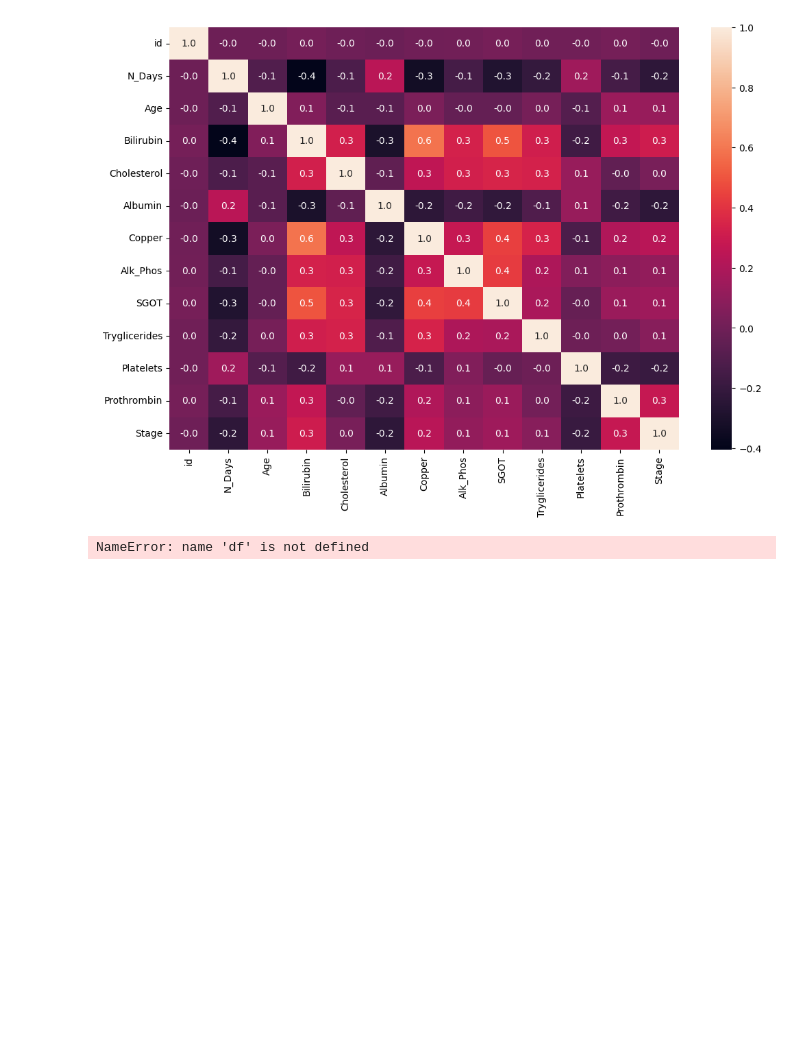
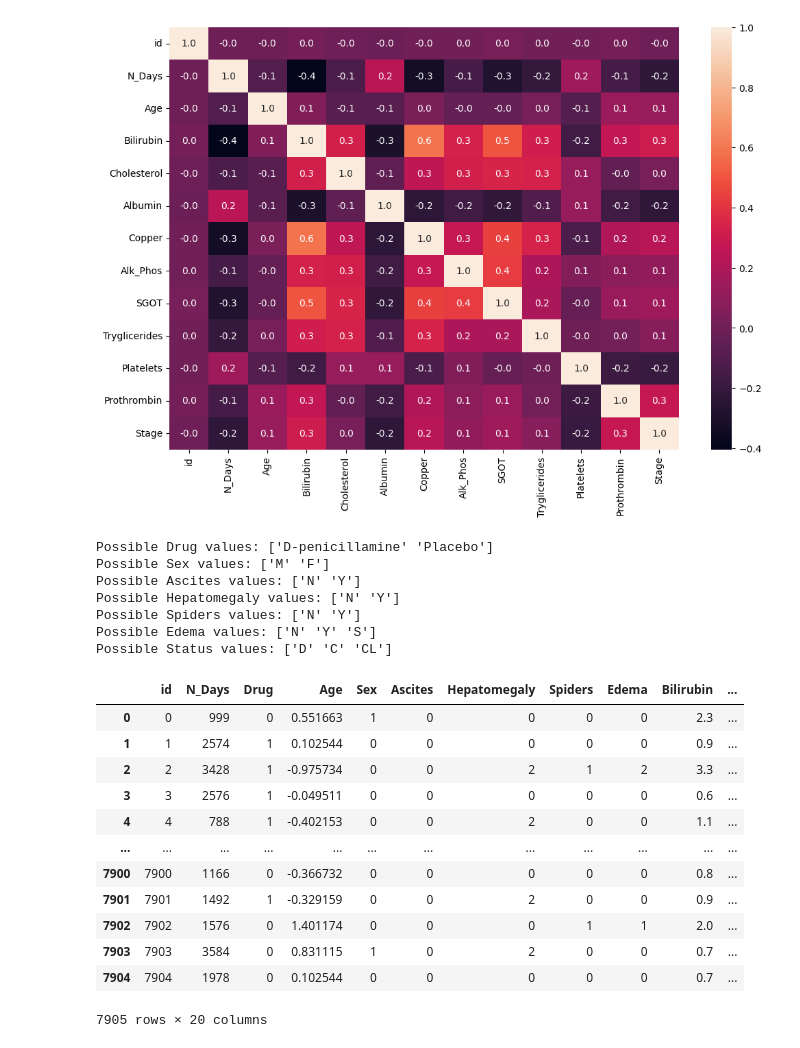
Before and after one commit to t-movaghar/Data-Problems, a Jupyter notebook: Cirrhosis Outcomes Explore.ipynb, the cells around one changed output. Cells and saved outputs as stored; diff of their text form; code cells hidden in the pictures; blank space fills up the shorter version.

```diff
--- a/Cirrhosis Outcomes Explore.ipynb
+++ b/Cirrhosis Outcomes Explore.ipynb
@@ -112,32 +111,57 @@ plt.show()
 # %% [output]
 [figure]
 # %%
-import pandas as pd
-import numpy as np
-import seaborn as sns
-import matplotlib.pyplot as plt
-from sklearn.model_selection import train_test_split
-from sklearn.linear_model import LinearRegression
-from sklearn.metrics import accuracy_score
+categorical_columns = ['Drug', 'Sex', 'Ascites', 'Hepatomegaly', 'Spiders', 'Edema', 'Status']
 
-numerical_columns = df.select_dtypes(include=['int64', 'float64'])
-
-X = numerical_columns
-y = df['Status']
-X_train, X_test, y_train, y_test = train_test_split(X, y, test_size=0.2, random_state=42)
-
-regressor = LinearRegression()
-regressor.fit(X_train, y_train)
-
-y_pred = regressor.predict(X_test)
-y_pred_classes = np.round(y_pred)
-
-accuracy = accuracy_score(y_test, y_pred_classes)
-print("Accuracy:", accuracy)
-
-new_data = new_data.drop(columns=['patient_id'])
-new_predictions = regressor.predict(new_data)
-new_predictions_classes = np.round(new_predictions)
-print("Predictions for new individuals:", new_predictions_classes)
+for col in categorical_columns:
+    print(f'Possible {col} values:', df[col].unique())
 # %% [output]
-NameError: name 'df' is not defined
+Possible Drug values: ['D-penicillamine' 'Placebo']
+Possible Sex values: ['M' 'F']
+Possible Ascites values: ['N' 'Y']
+Possible Hepatomegaly values: ['N' 'Y']
+Possible Spiders values: ['N' 'Y']
+Possible Edema values: ['N' 'Y' 'S']
+Possible Status values: ['D' 'C' 'CL']
+# %%
+from sklearn.preprocessing import RobustScaler #less sensitive to outliers, which my data has a lot of.
+#scaling the features in preparation for random forest.
+scaler = RobustScaler()
+to_scale = ['Age', 'Cholesterol', 'Albumin', 'Copper', 'Alk_Phos', 'SGOT', 'Tryglicerides', 'Platelets', 'Prothrombin', 'Stage']
+df[to_scale] = scaler.fit_transform(df[to_scale])
+# %%
+df['Drug'].replace('D-penicillamine', 0, inplace=True)
+df['Drug'].replace('Placebo', 1, inplace=True)
+
+df['Sex'].replace('F', 0, inplace=True) #all these categories were so different, didn't know how else to handle lol
+df['Sex'].replace('M', 1, inplace=True)
+
+df['Ascites'].replace('N', 0, inplace=True)
+df['Ascites'].replace('Y', 1, inplace=True)
+
+df['Hepatomegaly'].replace('N', 0, inplace=True)
+df['Hepatomegaly'].replace('S', 1, inplace=True)
+df['Hepatomegaly'].replace('Y', 2, inplace=True)
+
+df['Spiders'].replace('N', 0, inplace=True)
+df['Spiders'].replace('Y', 1, inplace=True)
+
+df['Edema'].replace('N', 0, inplace=True)
+df['Edema'].replace('S', 1, inplace=True)
+df['Edema'].replace('Y', 2, inplace=True)
+# %%
+df #scaled and encoded
+# %% [output]
+|  | id | N_Days | Drug | Age | Sex | Ascites | Hepatomegaly | Spiders | Edema | Bilirubin | ... |
+| 0 | 0 | 999 | 0 | 0.551663 | 1 | 0 | 0 | 0 | 0 | 2.3 | ... |
+| 1 | 1 | 2574 | 1 | 0.102544 | 0 | 0 | 0 | 0 | 0 | 0.9 | ... |
+| 2 | 2 | 3428 | 1 | -0.975734 | 0 | 0 | 2 | 1 | 2 | 3.3 | ... |
+| 3 | 3 | 2576 | 1 | -0.049511 | 0 | 0 | 0 | 0 | 0 | 0.6 | ... |
+| 4 | 4 | 788 | 1 | -0.402153 | 0 | 0 | 2 | 0 | 0 | 1.1 | ... |
+| ... | ... | ... | ... | ... | ... | ... | ... | ... | ... | ... | ... |
+| 7900 | 7900 | 1166 | 0 | -0.366732 | 0 | 0 | 0 | 0 | 0 | 0.8 | ... |
+| 7901 | 7901 | 1492 | 1 | -0.329159 | 0 | 0 | 2 | 0 | 0 | 0.9 | ... |
+| 7902 | 7902 | 1576 | 0 | 1.401174 | 0 | 0 | 0 | 1 | 1 | 2.0 | ... |
+| 7903 | 7903 | 3584 | 0 | 0.831115 | 1 | 0 | 2 | 0 | 0 | 0.7 | ... |
+| 7904 | 7904 | 1978 | 0 | 0.102544 | 0 | 0 | 0 | 0 | 0 | 0.7 | ... |
+7905 rows × 20 columns
```
Also changed, not shown: parts of 3 cells of this notebook.
